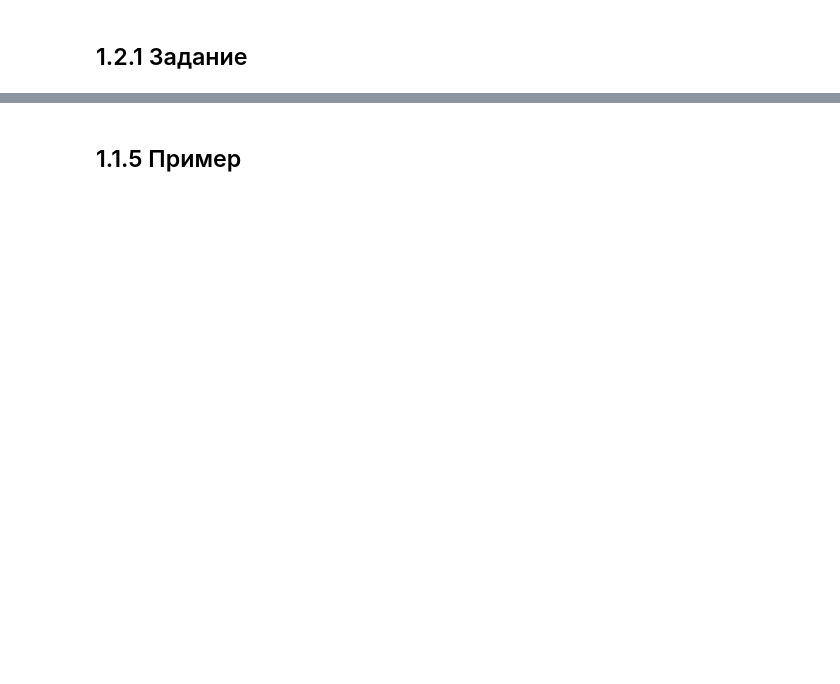
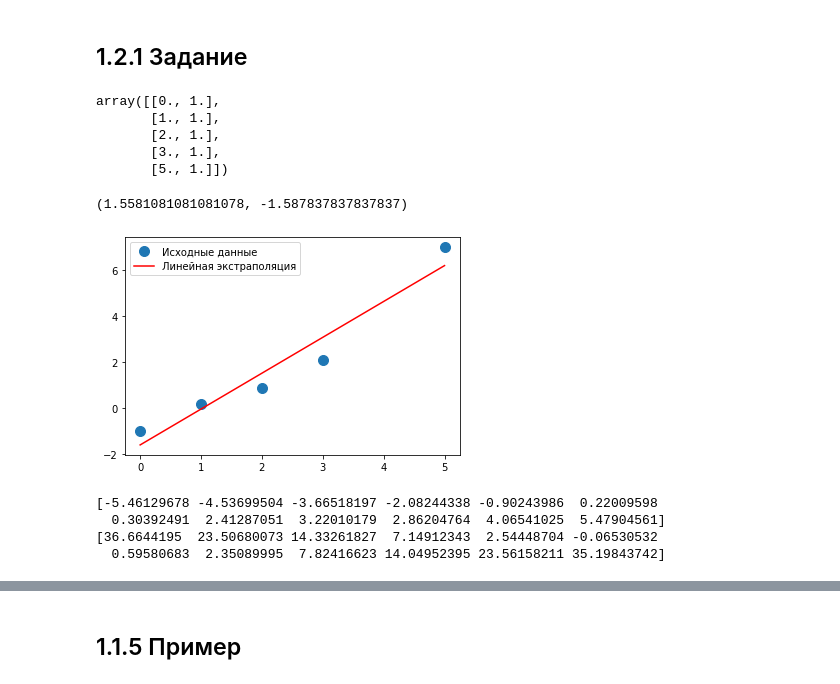
Before and after one commit to TimmmofeyD/WorkBook_AI, a Jupyter notebook: Lishchenko_Timofey_WorkBook4.ipynb, the cells around one changed output, grey strips where cells are left out. Drawn from its saved outputs; the diff is of its cells as text; code cells hidden in the pictures; blank space fills up the shorter version.

```diff
--- a/Lishchenko_Timofey_WorkBook4.ipynb
+++ b/Lishchenko_Timofey_WorkBook4.ipynb
@@ -135,2 +135,30 @@ plt.show()
 # %% [markdown]
 ## 1.2.1 Задание
+# %%
+x = np.array([0, 1, 2, 3, 5])
+y = np.array([-1, .2, .9, 2.1, 7])
+
+# Перепишем линейное уравнение y = mx + c как y = ap, где a = [[x],[1]], p = [[m], [c]]
+# Простроим a по x:
+a = np.vstack([x, np.ones(len(x))]).T
+a
+# %% [output]
+array([[0., 1.],
+       [1., 1.],
+       [2., 1.],
+       [3., 1.],
+       [5., 1.]])
+# %%
+# Используем метод lstsq для решения его относительно вектора p
+m, c = np.linalg.lstsq(a, y, rcond=None)[0]
+m, c
+# %% [output]
+(1.5581081081081078, -1.587837837837837)
+# %%
+# Построим график полученной прямой и укажем на нем точки
+plt.plot(x, y, 'o', label='Исходные данные', markersize=10)
+plt.plot(x, m*x+c, 'r', label='Линейная экстраполяция')
+plt.legend()
+plt.show()
+# %% [output]
+[figure, added]
@@ -136,0 +175,11 @@ plt.show()
+# %%
+# Читаем данные из файлов
+x = np.fromfile('x_data.txt', float, sep='\n')
+y = np.fromfile('y_data.txt', float, sep='\n')
+print(x)
+print(y)
+# %% [output]
+[-5.46129678 -4.53699504 -3.66518197 -2.08244338 -0.90243986  0.22009598
+  0.30392491  2.41287051  3.22010179  2.86204764  4.06541025  5.47904561]
+[36.6644195  23.50680073 14.33261827  7.14912343  2.54448704 -0.06530532
+  0.59580683  2.35089995  7.82416623 14.04952395 23.56158211 35.19843742]
```
Also changed, not shown: parts of 19 cells of this notebook.
